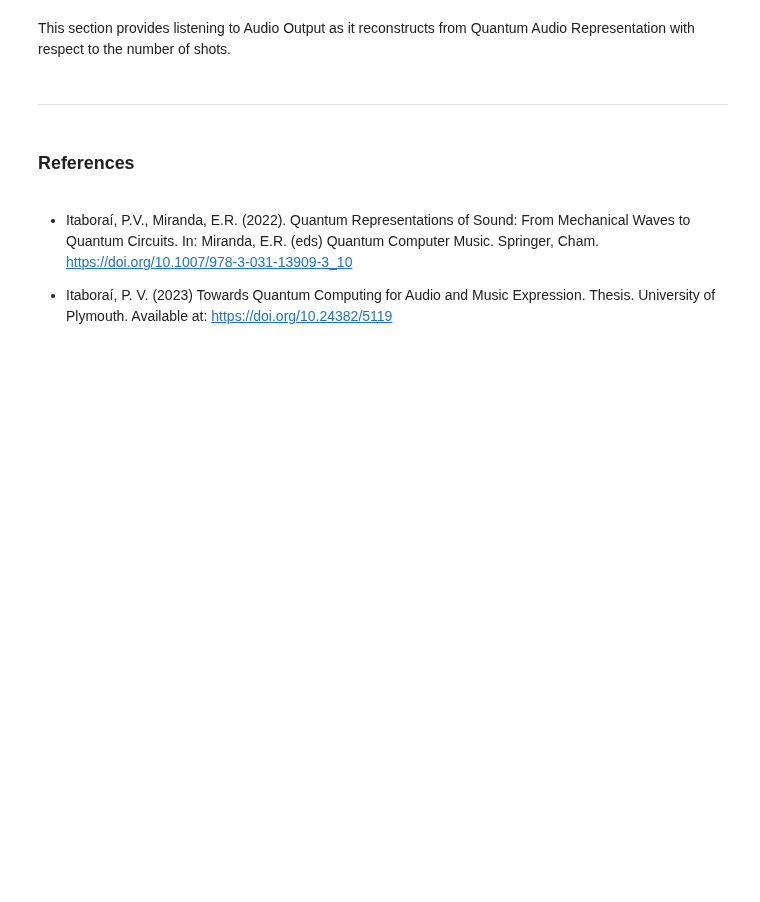
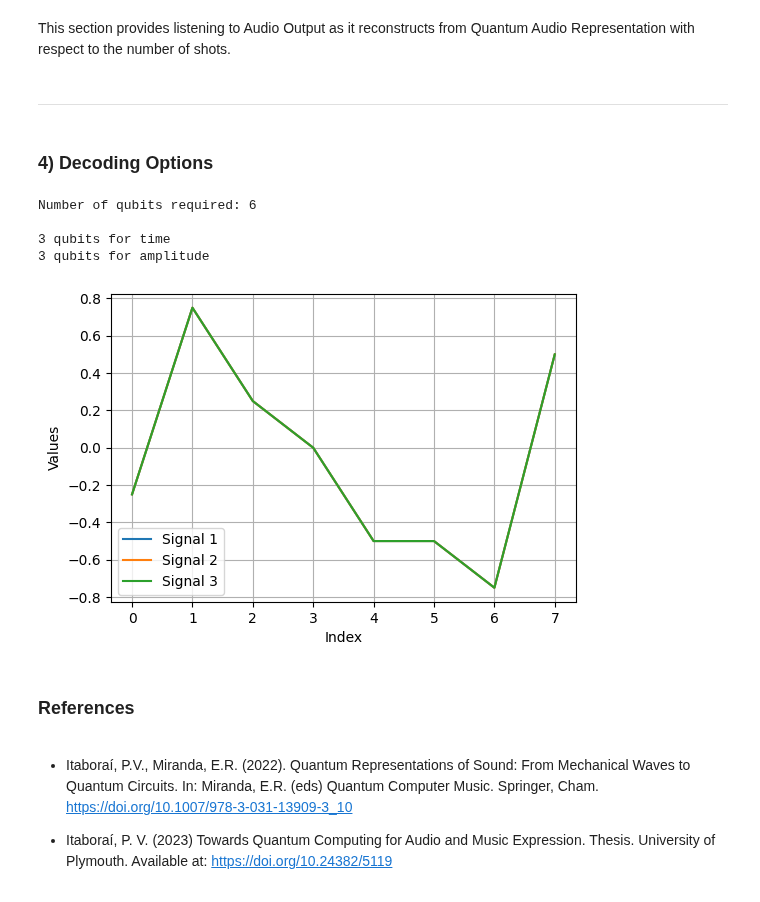
Before and after one commit to moth-quantum/quantum-audio, a Jupyter notebook: demos/1_Basics_Walkthrough.ipynb, the cells around one changed output. Drawn from its saved outputs; the diff is of its cells as text; code cells hidden in the pictures; blank space fills up the shorter version.

Commit message:
Update 1_Basics_Walkthrough.ipynb
added-decoding-options

```diff
--- a/demos/1_Basics_Walkthrough.ipynb
+++ b/demos/1_Basics_Walkthrough.ipynb
@@ -183,3 +184,5 @@ audio_chunks = stream.get_chunks(y)
 interactive.tune_audio(audio_chunks,scheme=qpam,function=stream.process_chunks)
 # %% [markdown]
 ____
+# %% [markdown]
+### 4) Decoding Options <a id="decoding"></a>
@@ -186,3 +191,25 @@ ____
+# %%
+circuit = quantumaudio.encode(signal,scheme="qsm")
+# %% [output]
+Number of qubits required: 6
+
+3 qubits for time
+3 qubits for amplitude
+# %%
+# Option 1 - Decoding with Circuit
+decoded_signal_1 = quantumaudio.decode(circuit)
+
+# Option 2 - Decoding with Results
+results = utils.execute(circuit) # alternative option with primitives: utils.execute_with_sampler
+decoded_signal_2 = quantumaudio.decode_result(results)
+
+# Option 3 - Decoding with Counts
+counts, metadata = utils.get_counts_and_metadata(results)
+decoded_signal_3 = quantumaudio.decode_counts(counts,metadata)
+# %%
+plot([decoded_signal_1, decoded_signal_2, decoded_signal_3])
+# %% [output]
+[figure, added]
 # %% [markdown]
 ### References <a id="references"></a>
 # %% [markdown]
```
Also changed, not shown: parts of 2 cells of this notebook.
